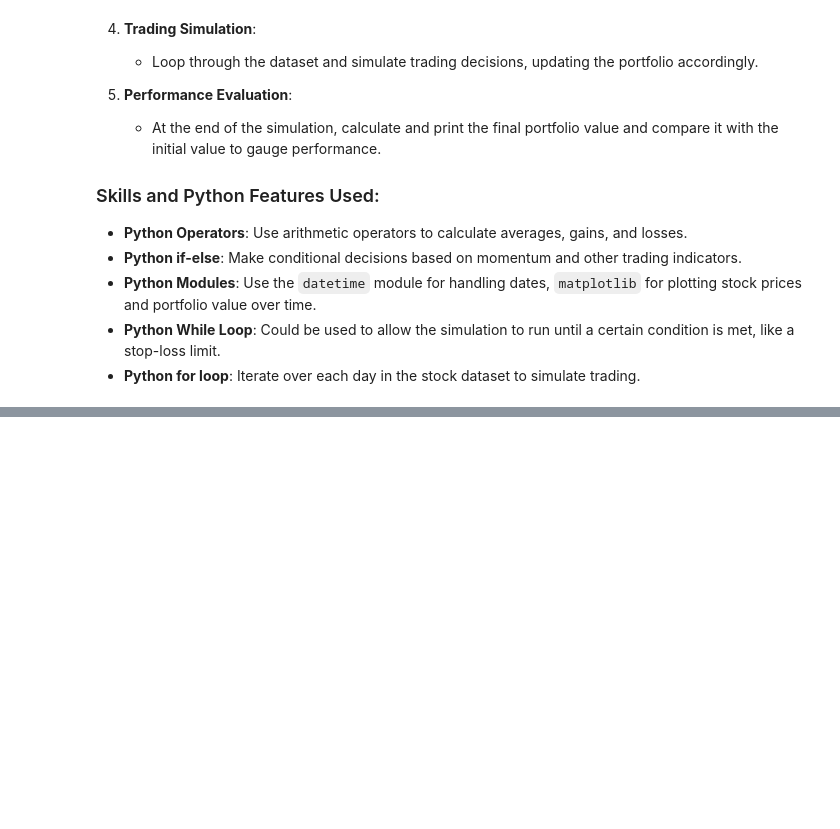
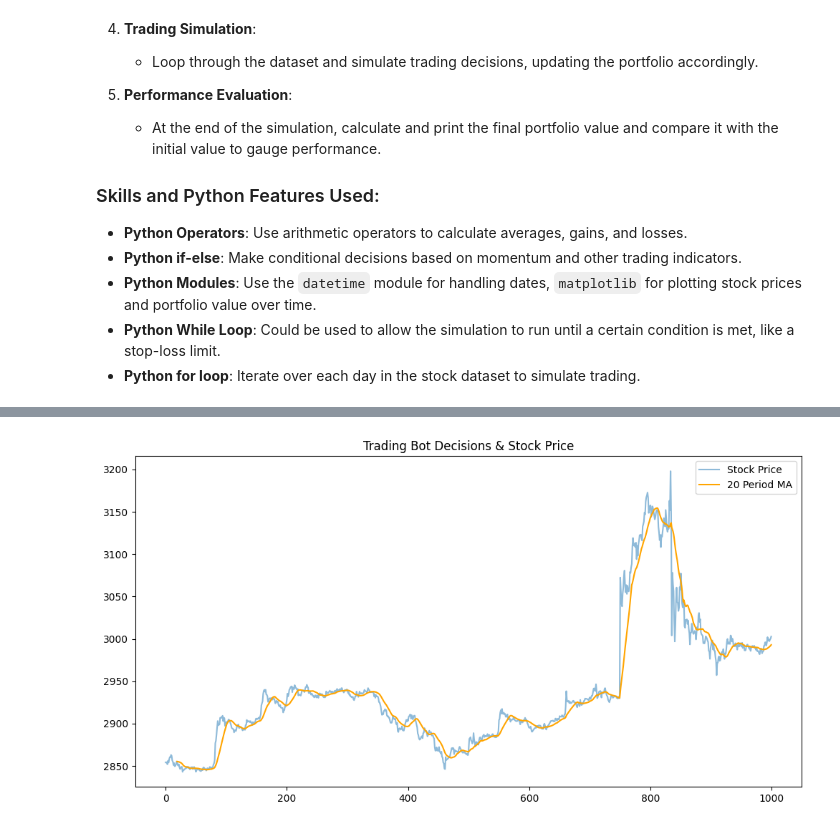
Before and after one commit to AnuragPatkar/100-days-of-hell-with-python, a Jupyter notebook: Day_2_Python_Operators_If_Else_While_For_Loops/Day_2_Task_Python_Operators_If_Else_While_Loops.ipynb, the cells around one changed output, grey strips where cells are left out. Cells and saved outputs as stored; diff of their text form; code cells hidden in the pictures; blank space fills up the shorter version.

```diff
--- a/Day_2_Python_Operators_If_Else_While_For_Loops/Day_2_Task_Python_Operators_If_Else_While_Loops.ipynb
+++ b/Day_2_Python_Operators_If_Else_While_For_Loops/Day_2_Task_Python_Operators_If_Else_While_Loops.ipynb
@@ -280,0 +279,57 @@ Create a Python script that simulates trading over a dataset containing historic
+# %%
+#Write your code here
+import pandas as pd
+import matplotlib.pyplot as plt
+
+df = pd.read_csv(r"E:\coding\Cubical_research\nifty 50\ADAENT_1minute.csv")
+
+df = df.head(1000).copy()
+
+window = 20
+df['MA_30'] = df['close'].rolling(window=window).mean()
+df['Signal'] = "WAIT"
+
+initial_balance = 100000
+balance = initial_balance
+stock_held = 0
+position = False
+portfolio_values = []
+
+for i in range(len(df)):
+    current_price = df.loc[i,'close']
+    moving_average = df.loc[i,'MA_30']
+
+    if i < window:
+        portfolio_values.append(balance)
+        continue
+
+    if current_price > moving_average and not position:
+        stock_held = balance / current_price
+        balance = 0
+        position = True
+        print(f"{df.loc[i,'datetime']}: {df.loc[i,'symbol']} BUY at {current_price:.2f}")
+
+    elif current_price < moving_average and position:
+        balance = stock_held * current_price
+        position = False
+        stock_held = 0
+        print(f"{df.loc[i,'datetime']}: {df.loc[i,'symbol']} Sell at {current_price:.2f}")
+
+    current_wealth = cash + (stock_held * current_price)
+    portfolio_values.append(current_wealth)
+
+final_portfolio_value = portfolio_values[-1]
+profit_loss = final_portfolio_value - initial_balance
+roi = (profit_loss/initial_balance) * 100
+
+print(f"Final Portfolio Value : {final_portfolio_value:.2f}")
+print(f"Profit & Loss : {profit_loss:.2f}")
+print(f"ROI : {roi:.2f}%")
+
+plt.figure(figsize=(12, 6))
+plt.plot(df['close'], label='Stock Price', alpha=0.5)
+plt.plot(df['MA_30'], label=f'{window} Period MA', color='orange')
+plt.title('Trading Bot Decisions & Stock Price')
+plt.legend()
+plt.show()
+# %% [output]
@@ -280,0 +353 @@ Create a Python script that simulates trading over a dataset containing historic
+[figure, added]
```
Also changed, not shown: parts of 2 cells of this notebook.
